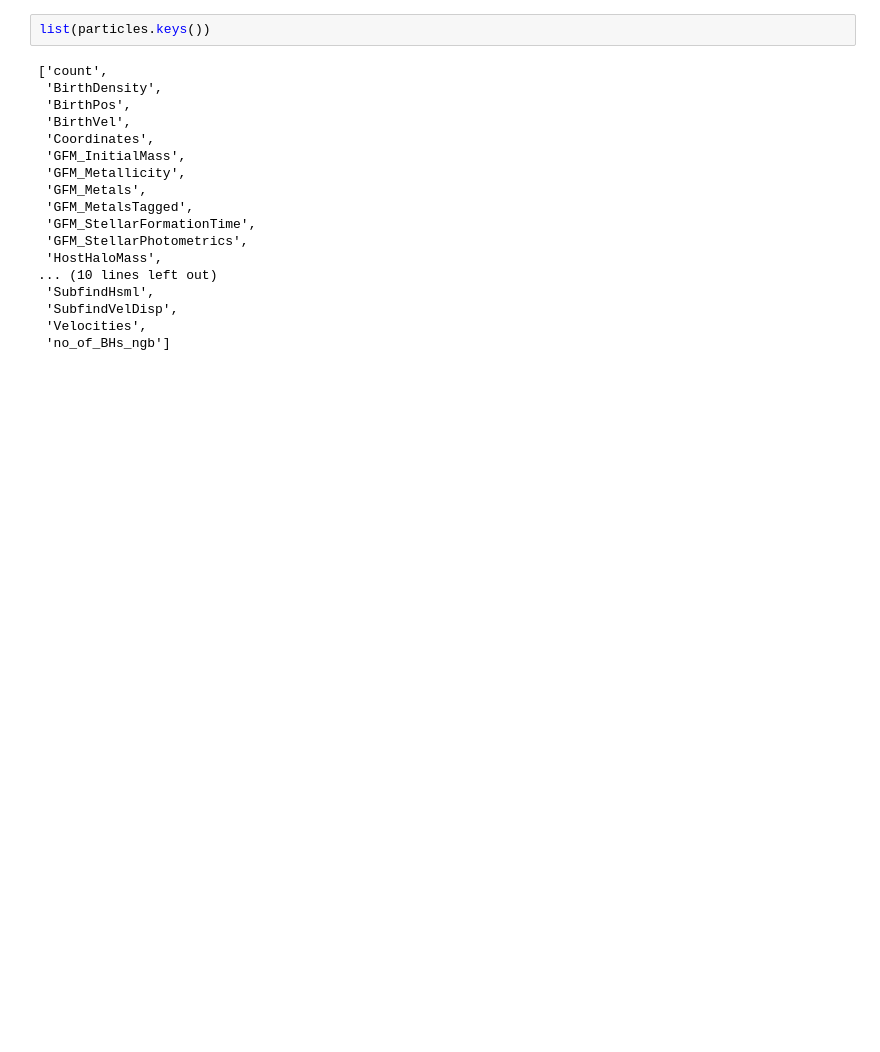
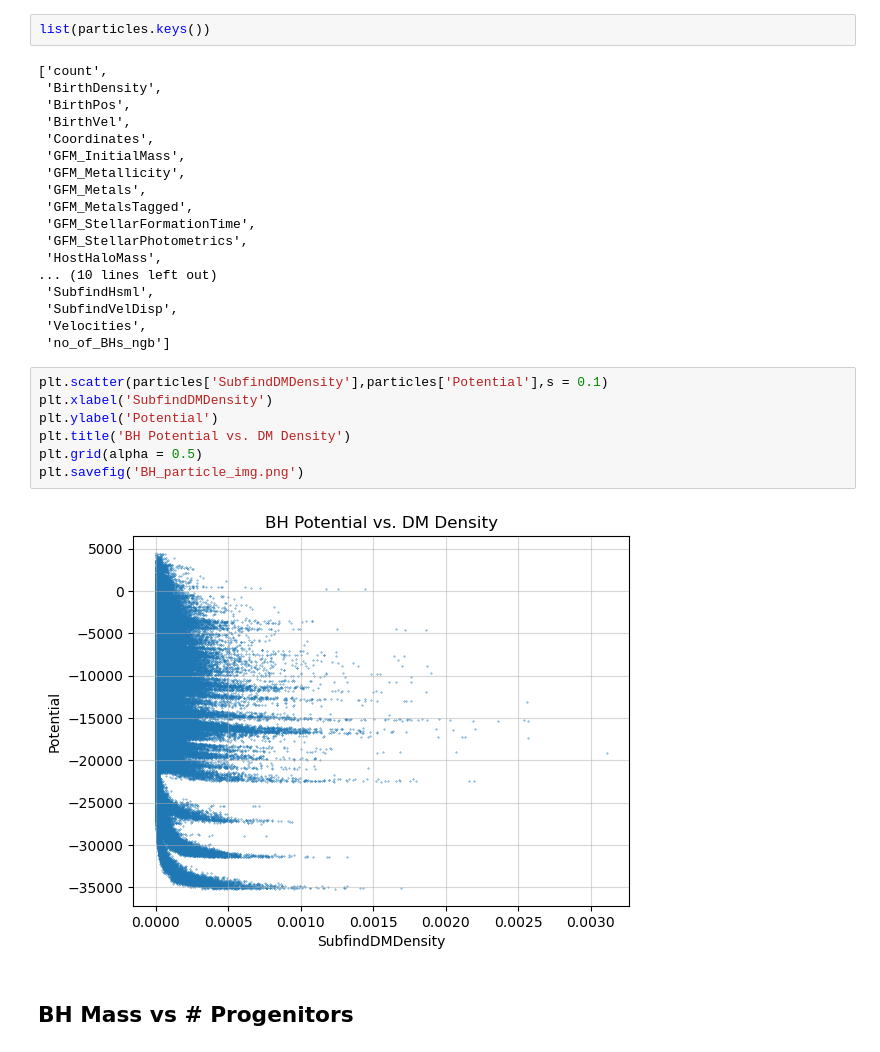
Before and after one commit to khojonat/Brahma_Analysis, a Jupyter notebook: BrahmaRelations.ipynb, the cells around one changed output. Drawn from its saved outputs; the diff is of its cells as text; blank space fills up the shorter version.

```diff
--- a/BrahmaRelations.ipynb
+++ b/BrahmaRelations.ipynb
@@ -192,3 +192,14 @@ list(particles.keys())
  'SubfindVelDisp',
  'Velocities',
  'no_of_BHs_ngb']
+# %%
+plt.scatter(particles['SubfindDMDensity'],particles['Potential'],s = 0.1)
+plt.xlabel('SubfindDMDensity')
+plt.ylabel('Potential')
+plt.title('BH Potential vs. DM Density')
+plt.grid(alpha = 0.5)
+plt.savefig('BH_particle_img.png')
+# %% [output]
+[figure, added]
+# %% [markdown]
+## BH Mass vs # Progenitors
```
Also changed, not shown: parts of 11 cells of this notebook.
